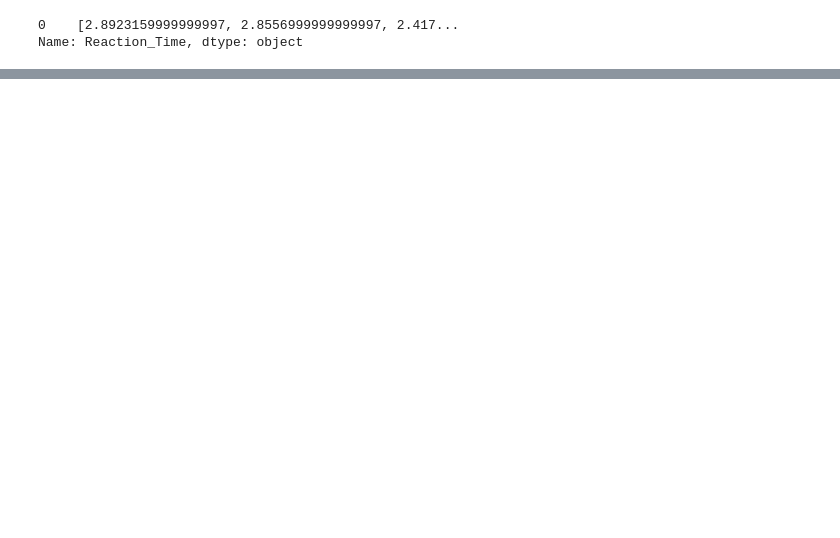
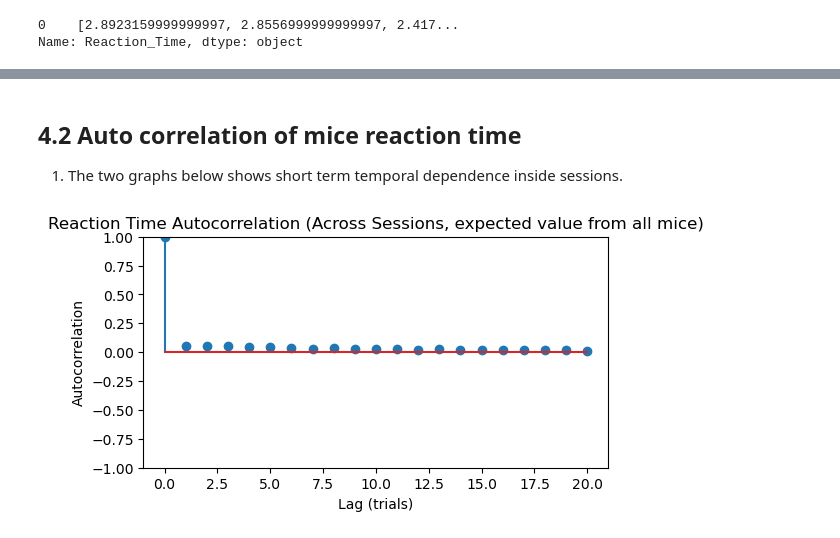
Before and after one commit to rcwoshimao/mice-value-encoding, a Jupyter notebook: cogs118c-final-project.ipynb, the cells around one changed output, grey strips where cells are left out. Saved outputs shown, nothing was run; the diff lists cells and outputs as text; code cells hidden in the pictures; blank space fills up the shorter version.

```diff
--- a/cogs118c-final-project.ipynb
+++ b/cogs118c-final-project.ipynb
@@ -265,0 +331,58 @@ for session, label in zip(sessions_to_plot, labels):
+# %% [markdown]
+## 4.2 Auto correlation of mice reaction time
+1. The two graphs below shows short term temporal dependence inside sessions.
+# %%
+# ---------- Build sessions x trials matrix ----------
+max_len = max(len(encoded_sessions[idx]['reaction_times']) for idx in encoded_sessions)
+
+rt_matrix = []
+
+for idx in encoded_sessions:
+    rt = encoded_sessions[idx]['reaction_times']
+
+    padded = np.full(max_len, np.nan)
+    padded[:len(rt)] = rt
+
+    rt_matrix.append(padded)
+
+rt_matrix = np.array(rt_matrix)
+
+# ---------- Compute autocorrelation ----------
+lags = 20
+rt_acorr = []
+
+for lag in range(lags + 1):
+
+    corr_vals = []
+
+    for row in rt_matrix:
+
+        if lag == 0:
+            corr_vals.append(1.0)
+            continue
+
+        valid = ~np.isnan(row[:-lag]) & ~np.isnan(row[lag:])
+
+        if np.sum(valid) > 2:
+
+            x = row[:-lag][valid]
+            y = row[lag:][valid]
+
+            if np.std(x) > 0 and np.std(y) > 0:
+                corr = np.corrcoef(x, y)[0,1]
+                corr_vals.append(corr)
+
+    rt_acorr.append(np.nanmean(corr_vals))
+
+# ---------- Plot ----------
+plt.figure(figsize=(6,3))
+plt.stem(range(lags+1), rt_acorr)
+
+plt.title("Reaction Time Autocorrelation (Across Sessions, expected value from all mice)")
+plt.xlabel("Lag (trials)")
+plt.ylabel("Autocorrelation")
+plt.ylim(-1,1)
+
+plt.show()
+# %% [output]
+[figure, added]
```
Also changed, not shown: parts of 16 cells of this notebook.
